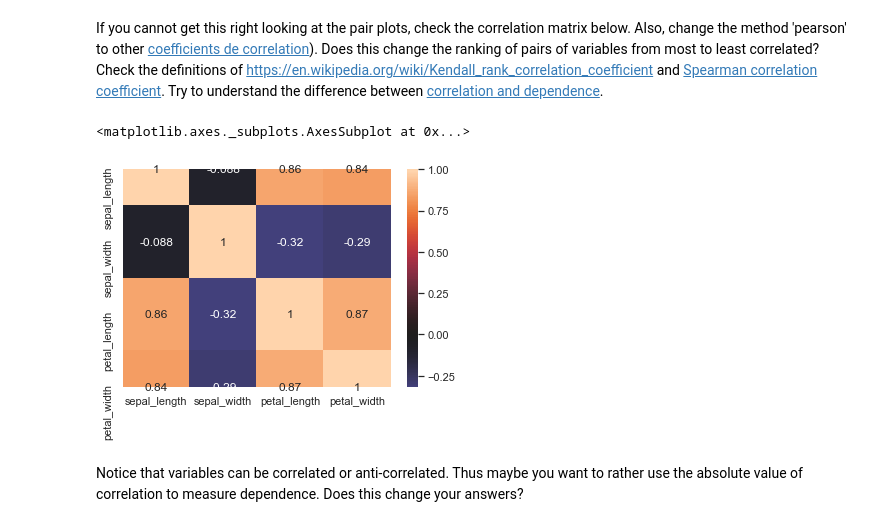
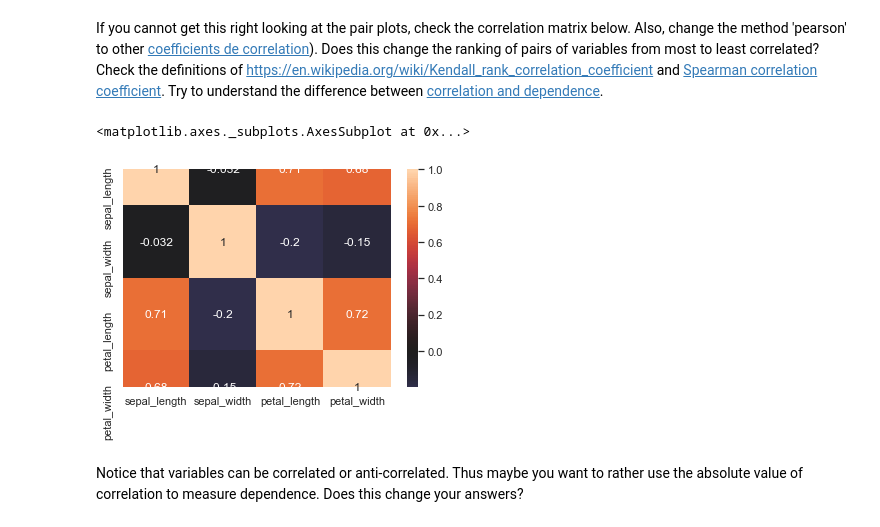
Before and after one commit to LyndaATT/info232-1, a Jupyter notebook: TP0/TP0.ipynb, the cells around one changed output. Cells and saved outputs as stored; diff of their text form; code cells hidden in the pictures.

```diff
--- a/TP0/TP0.ipynb
+++ b/TP0/TP0.ipynb
@@ -284,10 +276,10 @@ If you cannot get this right looking at the pair plots, check the correlation ma
 # %%
 corr_mat = data.corr(method='pearson')
 corr_mat1 = data.corr(method='kendall')
 corr_mat2 = data.corr(method='spearman')
-sns.heatmap(corr_mat2, annot=True, center=0)
+sns.heatmap(corr_mat1, annot=True, center=0)
 # %% [output]
 <matplotlib.axes._subplots.AxesSubplot at 0x...>
-[figure, old version]
+[figure, new version]
 # %% [markdown]
 Notice that variables can be correlated or anti-correlated. Thus maybe you want to rather use the absolute value of correlation to measure dependence. Does this change your answers?
```
Also changed, not shown: parts of 5 cells of this notebook.
